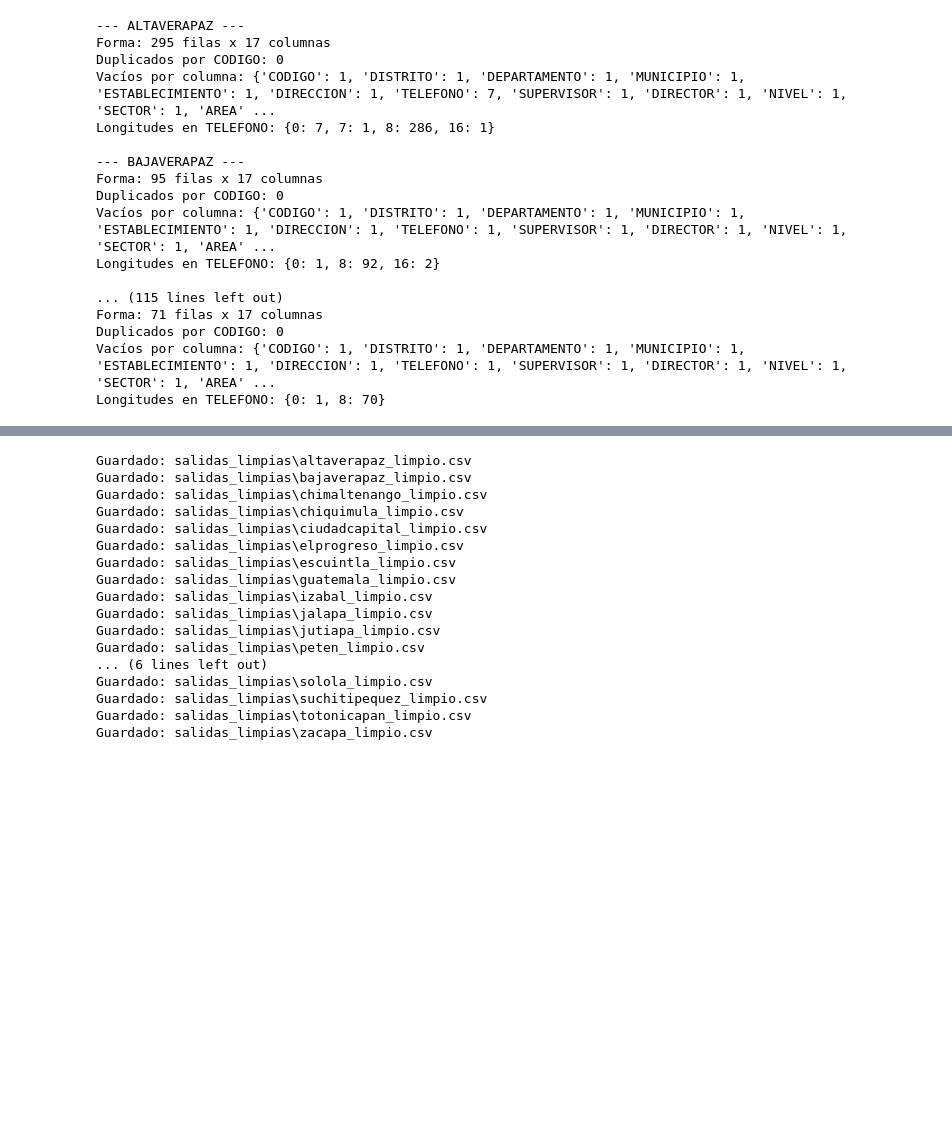
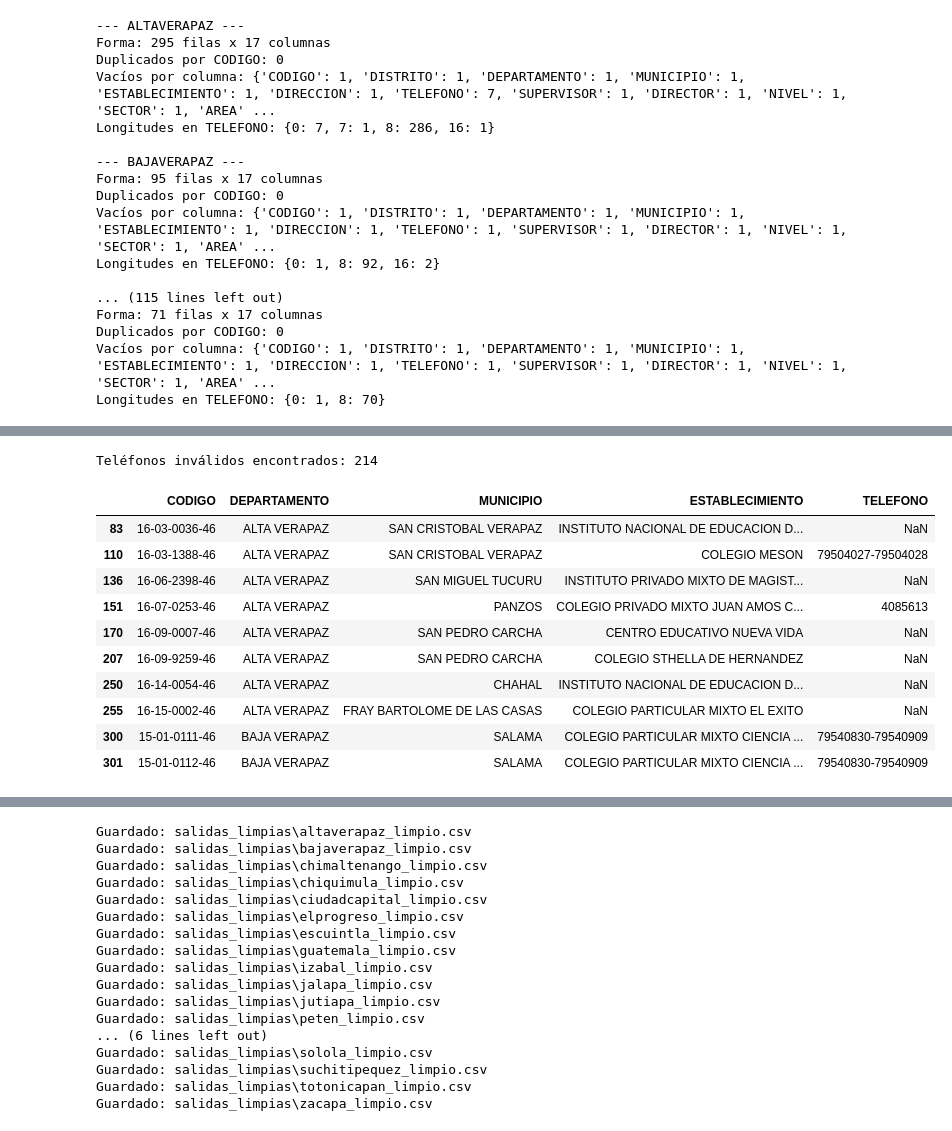
Before and after one commit to michellemej22596/Proyecto1-DataScience-LimpiezaDeDatos, a Jupyter notebook: Analisisexploratorio.ipynb, the cells around one changed output, grey strips where cells are left out. Cells and saved outputs as stored; diff of their text form; code cells hidden in the pictures; blank space fills up the shorter version.

```diff
--- a/Analisisexploratorio.ipynb
+++ b/Analisisexploratorio.ipynb
@@ -198,6 +214,45 @@ Posibles duplicados encontrados: 16
 | 64 | 19-09-0037-46 | LA UNION | LICEO PARTICULAR MIXTO "JIREH" | BARRIO NUEVO | DOBLE |
 | 65 | 19-09-0040-46 | LA UNION | LICEO PARTICULAR MIXTO "JIREH" | BARRIO NUEVO | MATUTINA |
 | 66 | 19-09-0048-46 | LA UNION | LICEO PARTICULAR MIXTO "JIREH" | BARRIO NUEVO | SIN JORNADA |
+# %%
+import pandas as pd
+import re
+
+# Cargar el archivo (corrige la ruta según tu sistema operativo)
+df = pd.read_csv("salidas_limpias/establecimientos_union_limpio.csv")
+
+# Eliminar NaNs y extraer solo los dígitos numéricos
+tel_digits = df['TELEFONO'].fillna("").astype(str).str.replace(r"\D", "", regex=True)
+
+# Definir los dígitos válidos con los que puede comenzar un teléfono en Guatemala
+valid_start_digits = ("2", "3", "4", "5", "6", "7")
+
+# Teléfonos inválidos si:
+# - No tienen exactamente 8 dígitos
+# - O no empiezan con un dígito válido
+invalid_mask = (
+    (tel_digits.str.len() != 8) |
+    (~tel_digits.str.startswith(valid_start_digits))
+)
+
+# Mostrar resultados
+df_invalid_tel = df.loc[invalid_mask, ["CODIGO", "DEPARTAMENTO", "MUNICIPIO", "ESTABLECIMIENTO", "TELEFONO"]]
+
+print("Teléfonos inválidos encontrados:", len(df_invalid_tel))
+display(df_invalid_tel.head(10))
+# %% [output]
+Teléfonos inválidos encontrados: 214
+|  | CODIGO | DEPARTAMENTO | MUNICIPIO | ESTABLECIMIENTO | TELEFONO |
+| 83 | 16-03-0036-46 | ALTA VERAPAZ | SAN CRISTOBAL VERAPAZ | INSTITUTO NACIONAL DE EDUCACION D... | NaN |
+| 110 | 16-03-1388-46 | ALTA VERAPAZ | SAN CRISTOBAL VERAPAZ | COLEGIO MESON | 79504027-79504028 |
+| 136 | 16-06-2398-46 | ALTA VERAPAZ | SAN MIGUEL TUCURU | INSTITUTO PRIVADO MIXTO DE MAGIST... | NaN |
+| 151 | 16-07-0253-46 | ALTA VERAPAZ | PANZOS | COLEGIO PRIVADO MIXTO JUAN AMOS C... | 4085613 |
+| 170 | 16-09-0007-46 | ALTA VERAPAZ | SAN PEDRO CARCHA | CENTRO EDUCATIVO NUEVA VIDA | NaN |
+| 207 | 16-09-9259-46 | ALTA VERAPAZ | SAN PEDRO CARCHA | COLEGIO STHELLA DE HERNANDEZ | NaN |
+| 250 | 16-14-0054-46 | ALTA VERAPAZ | CHAHAL | INSTITUTO NACIONAL DE EDUCACION D... | NaN |
+| 255 | 16-15-0002-46 | ALTA VERAPAZ | FRAY BARTOLOME DE LAS CASAS | COLEGIO PARTICULAR MIXTO EL EXITO | NaN |
+| 300 | 15-01-0111-46 | BAJA VERAPAZ | SALAMA | COLEGIO PARTICULAR MIXTO CIENCIA ... | 79540830-79540909 |
+| 301 | 15-01-0112-46 | BAJA VERAPAZ | SALAMA | COLEGIO PARTICULAR MIXTO CIENCIA ... | 79540830-79540909 |
 # %%
 # Helpers de limpieza (texto y teléfono)
 
```
Also changed, not shown: parts of 4 cells of this notebook, 2 other files.
